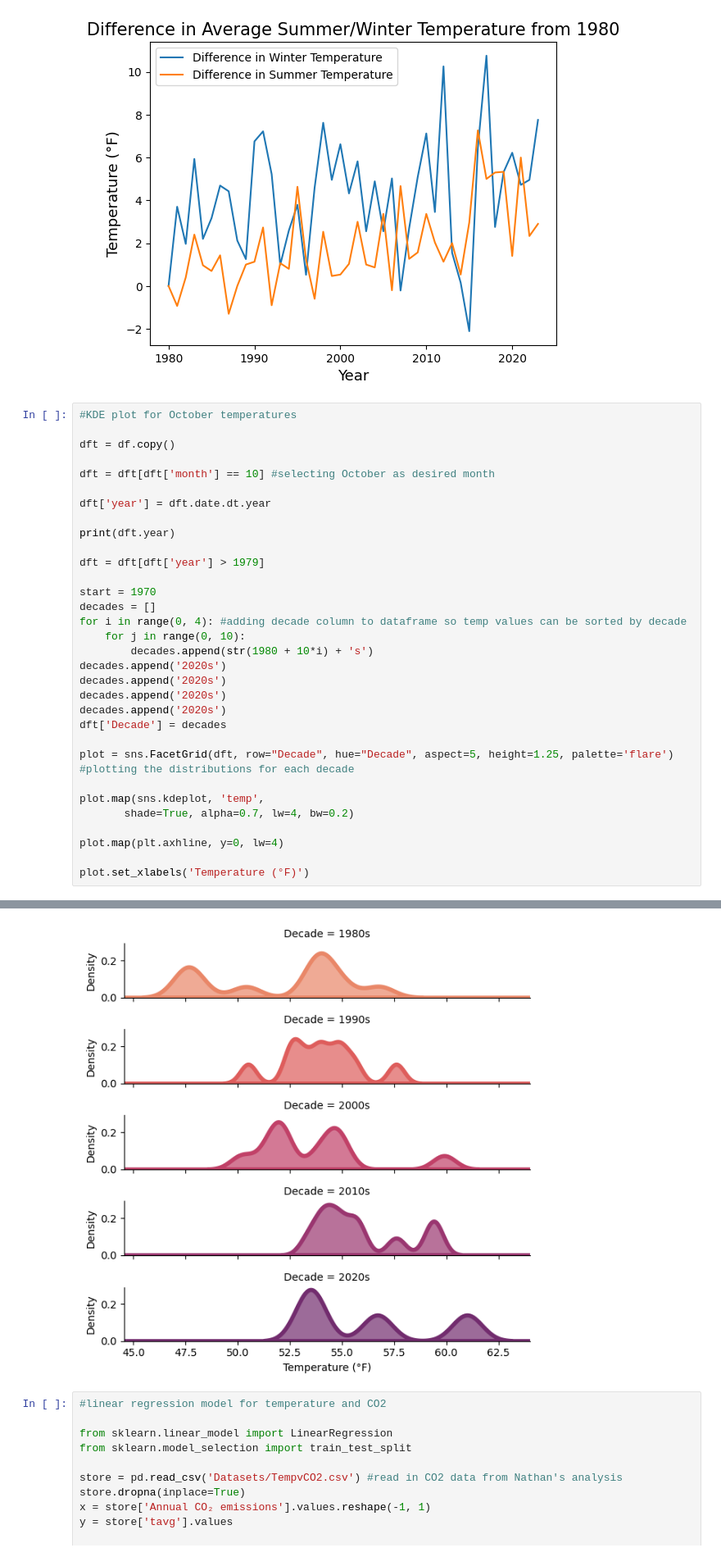
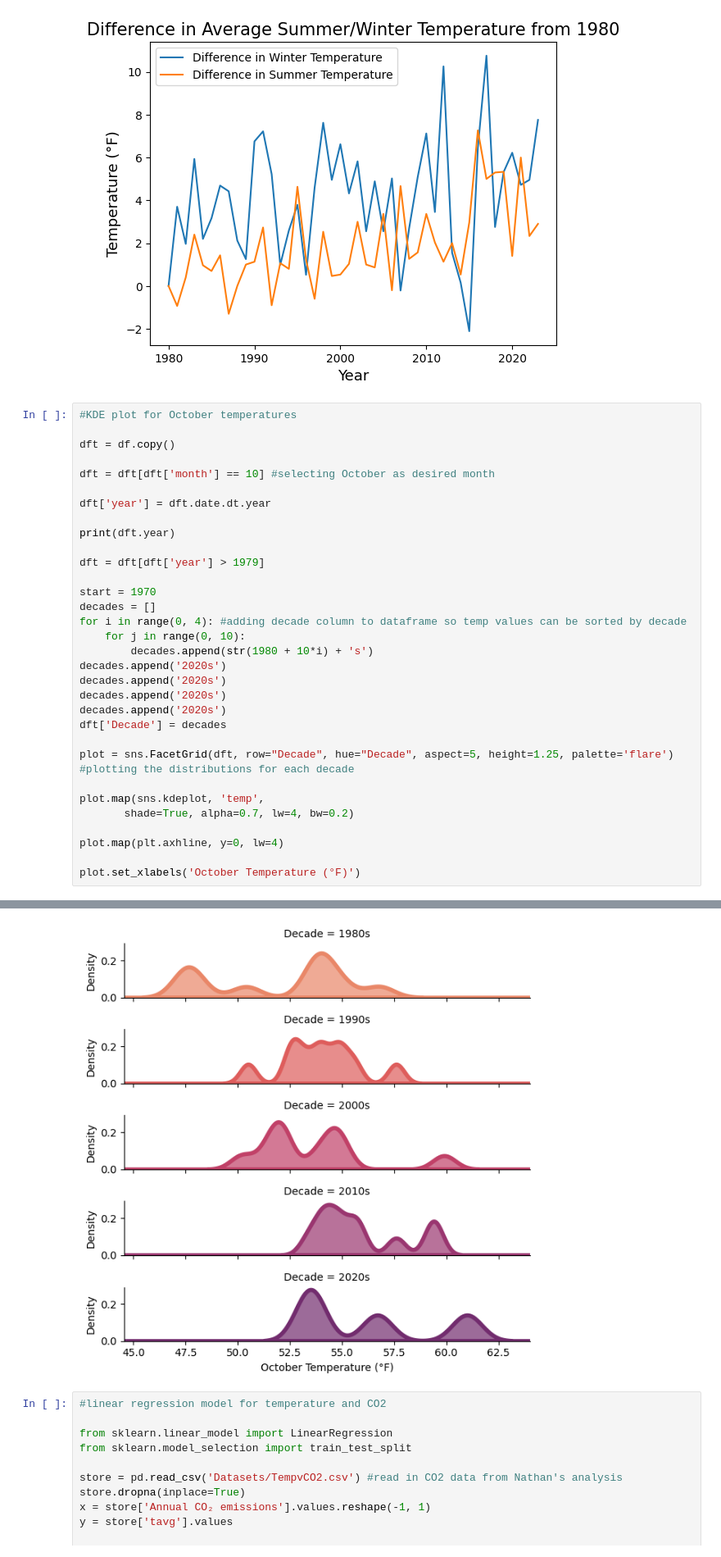
Before and after one commit to cdp57/Cleveland-Climate-Change-Project, a Jupyter notebook: Cleveland Climate Analysis.ipynb, the cells around one changed output, grey strips where cells are left out. Shown: that part at 82% size. Drawn from its saved outputs; the diff is of its cells as text.

```diff
--- a/Cleveland Climate Analysis.ipynb
+++ b/Cleveland Climate Analysis.ipynb
@@ -170,39 +170,39 @@ plot.map(sns.kdeplot, 'temp',
 
 plot.map(plt.axhline, y=0, lw=4)
 
-plot.set_xlabels('Temperature (°F)')
+plot.set_xlabels('October Temperature (°F)')
 # %% [output]
 9      1950
 21     1951
 33     1952
 45     1953
 57     1954
        ...
 837    2019
 849    2020
 861    2021
 873    2022
 885    2023
 Name: year, Length: 74, dtype: int32
 The `bw` parameter is deprecated in favor of `bw_method` and `bw_adjust`.
 Setting `bw_method=0.2`, but please see the docs for the new parameters
 and update your code. This will become an error in seaborn v0.14.0.
 
   func(*plot_args, **plot_kwargs)
 
 `shade` is now deprecated in favor of `fill`; setting `fill=True`.
 This will become an error in seaborn v0.14.0; please update your code.
 
   func(*plot_args, **plot_kwargs)
 
 The `bw` parameter is deprecated in favor of `bw_method` and `bw_adjust`.
 ... (38 lines left out)
 `shade` is now deprecated in favor of `fill`; setting `fill=True`.
 This will become an error in seaborn v0.14.0; please update your code.
 
   func(*plot_args, **plot_kwargs)
 <seaborn.axisgrid.FacetGrid at 0x...>
-[figure, old version]
+[figure, new version]
 # %%
 #linear regression model for temperature and CO2
 
```
